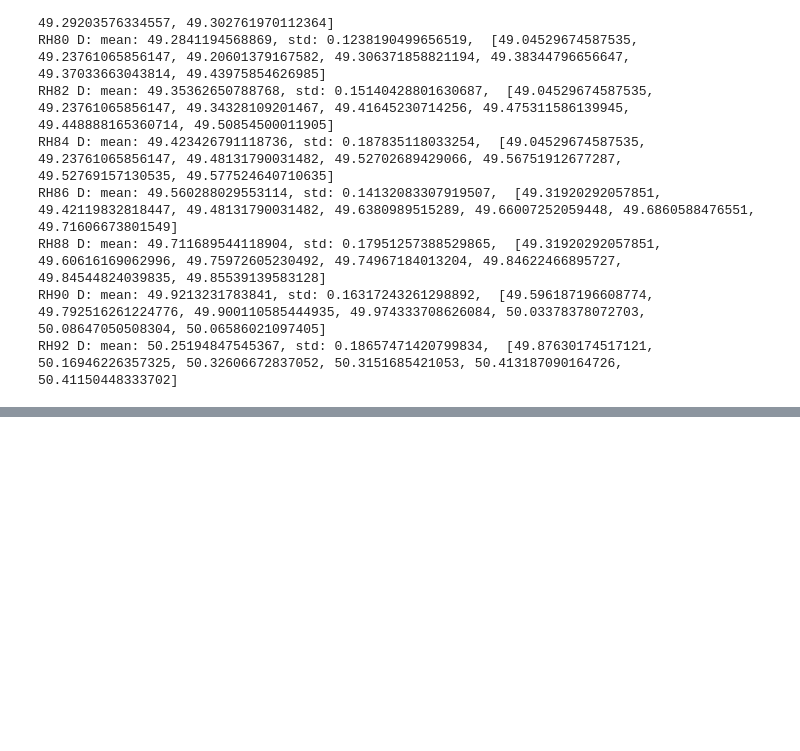
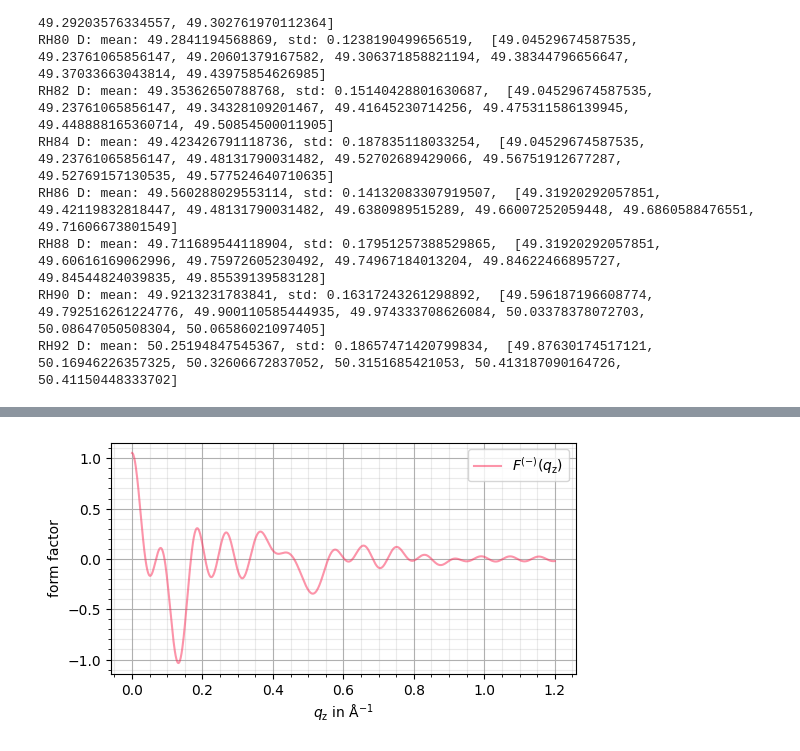
Before and after one commit to CVC97/ALC-24-25, a Jupyter notebook: BK.SLM_study_liquid_membranes/bk.slm_data_analysis.ipynb, the cells around one changed output, grey strips where cells are left out. Cells and saved outputs as stored; diff of their text form; code cells hidden in the pictures; blank space fills up the shorter version.

Commit message:
BK.SLM: Swelling Method - continous minus fluid form factor done.

```diff
--- a/BK.SLM_study_liquid_membranes/bk.slm_data_analysis.ipynb
+++ b/BK.SLM_study_liquid_membranes/bk.slm_data_analysis.ipynb
@@ -372,0 +384,61 @@ RH92 |F(q_z^n)|: [0.9608187759646803, 0.3184580023760334, 0.4674076759456724, 0.
+# %%
+# +++++ e-DENSITY DETERMINATION VIA SWELLING METHOD +++++
+
+
+# returns continous minus fluid form factor function for given array with phases
+def get_F_minus(phases):
+    max_n = 7                                                               # number of fourier segments (we take the frst 7 order form factor amplitudes, 8th one is dropped)
+
+    # continous minus fluid form factor function
+    def F_minus_continous(q_z):
+        F_minus_q_z_list = []
+        # we average over all RH values we got
+        for key in RH_data_dict:
+            F_q_z_n =  RH_data_dict[key]["abs_F_q_z_n_normalized"]              # normalized form factor amplitudes for current RH
+            D = RH_data_dict[key]["D"]                                          # period D for current RH
+
+            F_minus_q_z = 0                                                     # initialization of fourier sum as F^(-)(q_z)
+            F_minus_0 = 0                                                       # initialization of the order 0 F^(-)
+            # iterate through the form factors until order max_n
+            for i in range(max_n):
+                nu_i = phases[i]                                                # phase i
+                F_i = F_q_z_n[i]                                                # form factor amplitude i
+                # calculate form factors for (n = -n_max till n = n_max excluding the order 0 term)
+                F_minus_q_z += nu_i * F_i * np.sinc(D/2*q_z - (-i-1)*np.pi) + nu_i * F_i * np.sinc(D/2*q_z - (i+1)*np.pi)
+                # calculation the 0-order coefficient (with phase, how amazing is that ?)
+                F_minus_0 += 2*(-1)**i * nu_i * F_i
+            # add the order 0 term to fourier series
+            F_minus_q_z += np.sinc(D/2*q_z)
+            # add the newest value to the list
+            F_minus_q_z_list.append(F_minus_q_z)
+        # return the average value between all RHs
+        return sum(F_minus_q_z_list) / len(F_minus_q_z_list)
+    return F_minus_continous
+
+
+# list of phases (0-order will be determined from the other phases, genius !!!)
+phases_1_list = [-1, 1, 1, -1, 1, 1, -1, 1]
+F_minus_func = get_F_minus(phases_1_list)
+
+q_z_conti_array = np.linspace(0, 1.2, 1000)
+F_minus_array = np.array([F_minus_func(q_z) for q_z in q_z_conti_array])
+
+
+fig, ax = plt.subplots(figsize=(6,3))
+ax.set_xlabel(r'$q_\mathrm{z}$ in $\mathrm{\AA}^{-1}$')              # \mathrm{\AA} wird im notebook angezeigt aber nicht im pgf plot!! dazu durch \si{\AA} in der .pgf ersetzen!!
+ax.set_ylabel(r'form factor')
+ax.grid()
+ax.grid(which='minor', color = '#999999', alpha = 0.2, linestyle = '-')
+ax.minorticks_on()
+
+ax.plot(q_z_conti_array, F_minus_array, color = "xkcd:red pink", alpha = 0.5, label = r"$F^{(-)}(q_\mathrm{z})$")
+
+
+ax.legend()
+ax.legend(loc="upper right")
+
+plt.savefig('BK.SLM_visualizations/continous_form_factors.pdf', facecolor = 'white', bbox_inches='tight')
+plt.savefig('BK.SLM_visualizations/continous_form_factors.pgf', facecolor = 'white', bbox_inches='tight')
+plt.show()
+# %% [output]
+[figure, added]
```
Also changed, not shown: parts of 3 cells of this notebook, 10 other files.
